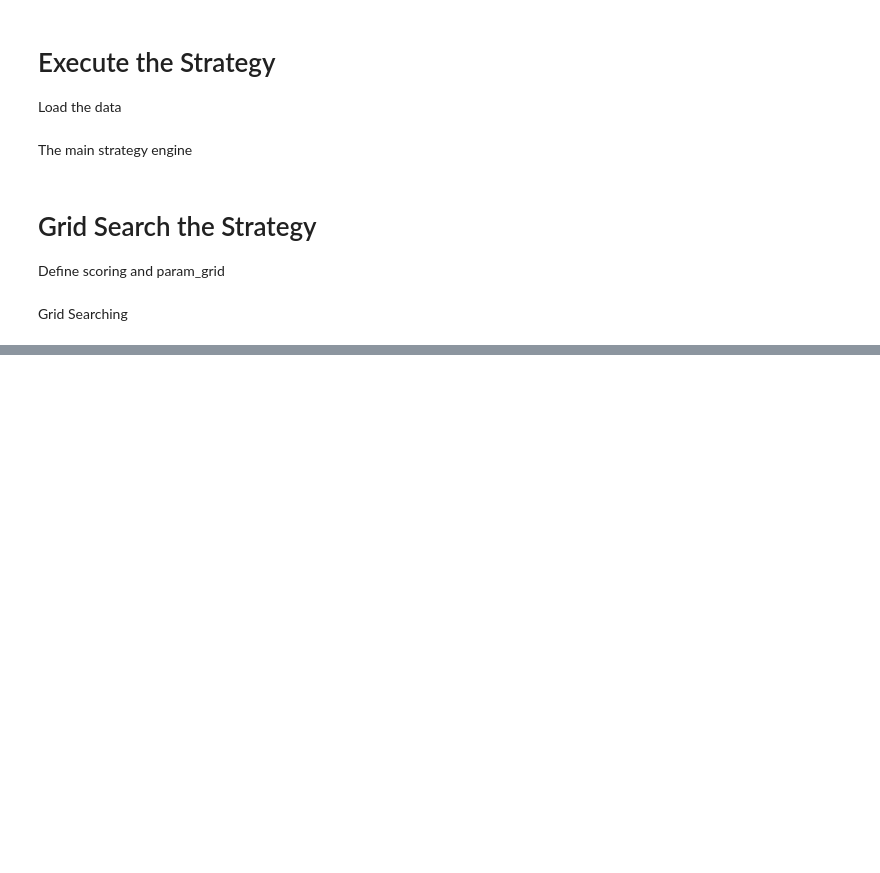
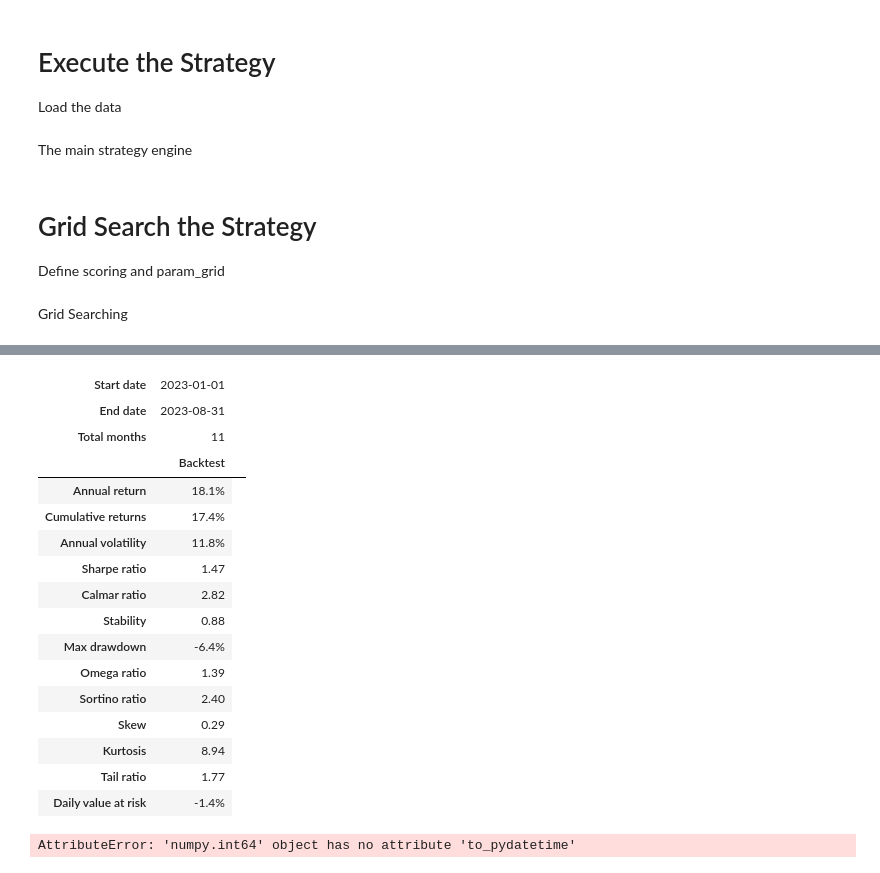
Before and after one commit to Hongshen-Yang/pair-trading-envs, a Jupyter notebook: trade_gridsearch.ipynb, the cells around one changed output, grey strips where cells are left out. Drawn from its saved outputs; the diff is of its cells as text; code cells hidden in the pictures; blank space fills up the shorter version.

Commit message:
pyfolio result appended

```diff
--- a/trade_gridsearch.ipynb
+++ b/trade_gridsearch.ipynb
@@ -334,8 +335,8 @@ def cerebro_run(datafeeds, param):
     # Create a Cerebro instance and add the data feed
     cerebro = bt.Cerebro()
     # TODO: should I include `best_pair` as a parameter?
-    cerebro.adddata(datafeeds[0])
-    cerebro.adddata(datafeeds[1])
+    cerebro.adddata(datafeeds[0], name=best_pair.split('_')[0])
+    cerebro.adddata(datafeeds[1], name=best_pair.split('_')[1])
 
     # Set up other parameters for backtest
     cerebro.broker.set_cash(100000)  # Set initial capital
@@ -343,8 +344,9 @@ def cerebro_run(datafeeds, param):
     # comminfo = PairTradingCommInfo(commission=0.002, margin=1000, mult=10)
     # cerebro.broker.addcommissioninfo(comminfo)
 
-    # cerebro.addanalyzer(bt.analyzers.TimeReturn, _name='timereturns')
+    cerebro.addanalyzer(bt.analyzers.TimeReturn, _name='timereturns', compression=60)
     cerebro.addanalyzer(bt.analyzers.Returns, _name='Returns')
+    cerebro.addanalyzer(bt.analyzers.PyFolio, _name='pyfolio')
     # cerebro.addsizer(KellyCriterionSizer)
 
     cerebro.addstrategy(PairTrading, **param)
@@ -374,7 +376,7 @@ def scoring(strats):
 # %% [markdown]
 Grid Searching
 # %%
-gridsearch(cerebro_run, param_grid, scoring, datafeeds)
+best_score, best_params, best_res = gridsearch(cerebro_run, param_grid, scoring, datafeeds)
 # %% [output]
 ------
 open position
@@ -396,0 +400,6 @@ Ending   Value - 117409.87
+# %%
+res_pyfolio = best_res[0].analyzers.pyfolio.get_analysis()
+res_pyfolio = pd.Series(res_pyfolio['returns'])
+res_pyfolio.index = pd.to_datetime(res_pyfolio.index)
+res_pyfolio = res_pyfolio = res_pyfolio.astype('float32')
+res_pyfolio
@@ -396,0 +419,23 @@ Ending   Value - 117409.87
+# %%
+# The error message is a known issue lack of maintainence, requires to modify the package manually
+# https://github.com/quantopian/pyfolio/issues/652
+pyfolio.tears.create_full_tear_sheet(returns=pd.Series(res_pyfolio))
+# %% [output]
+| Start date | 2023-01-01 |  |
+| End date | 2023-08-31 |  |
+| Total months | 11 |  |
+|  | Backtest |
+| Annual return | 18.1% |
+| Cumulative returns | 17.4% |
+| Annual volatility | 11.8% |
+| Sharpe ratio | 1.47 |
+| Calmar ratio | 2.82 |
+| Stability | 0.88 |
+| Max drawdown | -6.4% |
+| Omega ratio | 1.39 |
+| Sortino ratio | 2.40 |
+| Skew | 0.29 |
+| Kurtosis | 8.94 |
+| Tail ratio | 1.77 |
+| Daily value at risk | -1.4% |
+AttributeError: 'numpy.int64' object has no attribute 'to_pydatetime'
```
Also changed, not shown: parts of 4 cells of this notebook, 1 other file.
